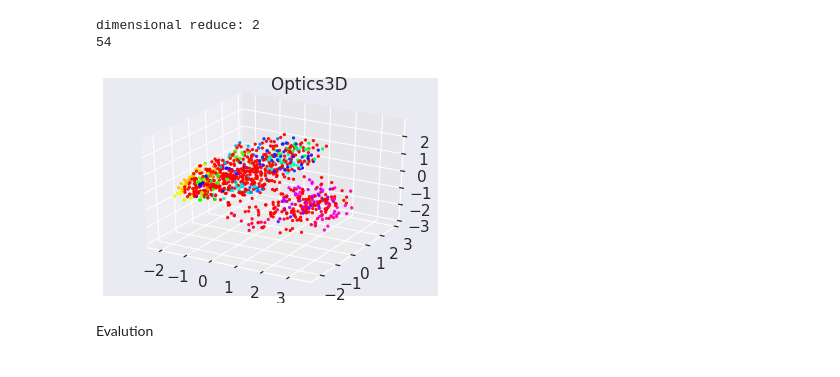
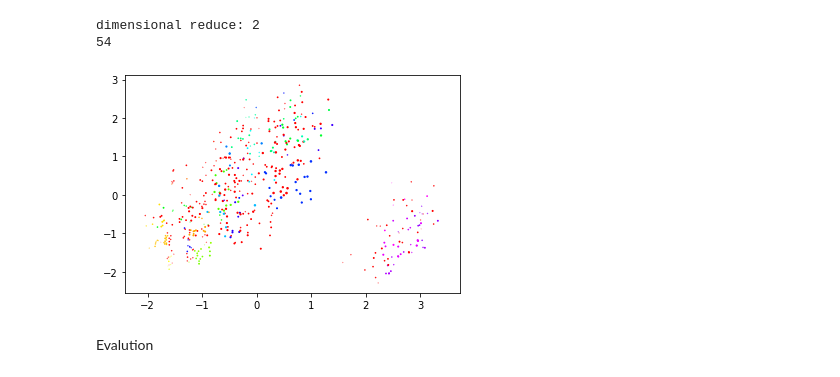
Before and after one commit to BlackCurrantDS/Mining-Rare-Association-Rules, a Jupyter notebook: E2E_ClusteringApproach_BreastCancer_fold3.ipynb, the cells around one changed output. Saved outputs shown, nothing was run; the diff lists cells and outputs as text; code cells hidden in the pictures.

```diff
--- a/E2E_ClusteringApproach_BreastCancer_fold3.ipynb
+++ b/E2E_ClusteringApproach_BreastCancer_fold3.ipynb
@@ -3079,13 +3079,15 @@ dimensional reduce: 2
 54
 # %%
 fig = plt.figure()
-ax = fig.gca(projection='3d')
-ax.text2D(0.5, 0.95, 'Optics3D', transform=ax.transAxes)
-ax.scatter(new_X[:,0], new_X[:,1], new_X[:,2], c = Y, alpha = 0.9, s = 5)
+ax = fig.add_subplot(111)
+#ax = fig.gca(projection='3d')
+#ax.text2D(0.9, 0.95, 'Optics3D', transform=ax.transAxes)
+#ax.scatter(new_X[:,0], new_X[:,1], new_X[:,2], c = Y, alpha = 0.9, s = 5)
+ax.scatter(new_X[:,0], new_X[:,1], new_X[:,2], c = Y)
 plt.savefig(Filepath+str(my_minpoints)+"_"+str(xi)+"_"+"Optics3D_out.png")
 plt.show()
 # %% [output]
-[figure, old version]
+[figure, new version]
 # %% [markdown]
 Evalution
 # %%
```
Also changed, not shown: parts of 32 cells of this notebook.
